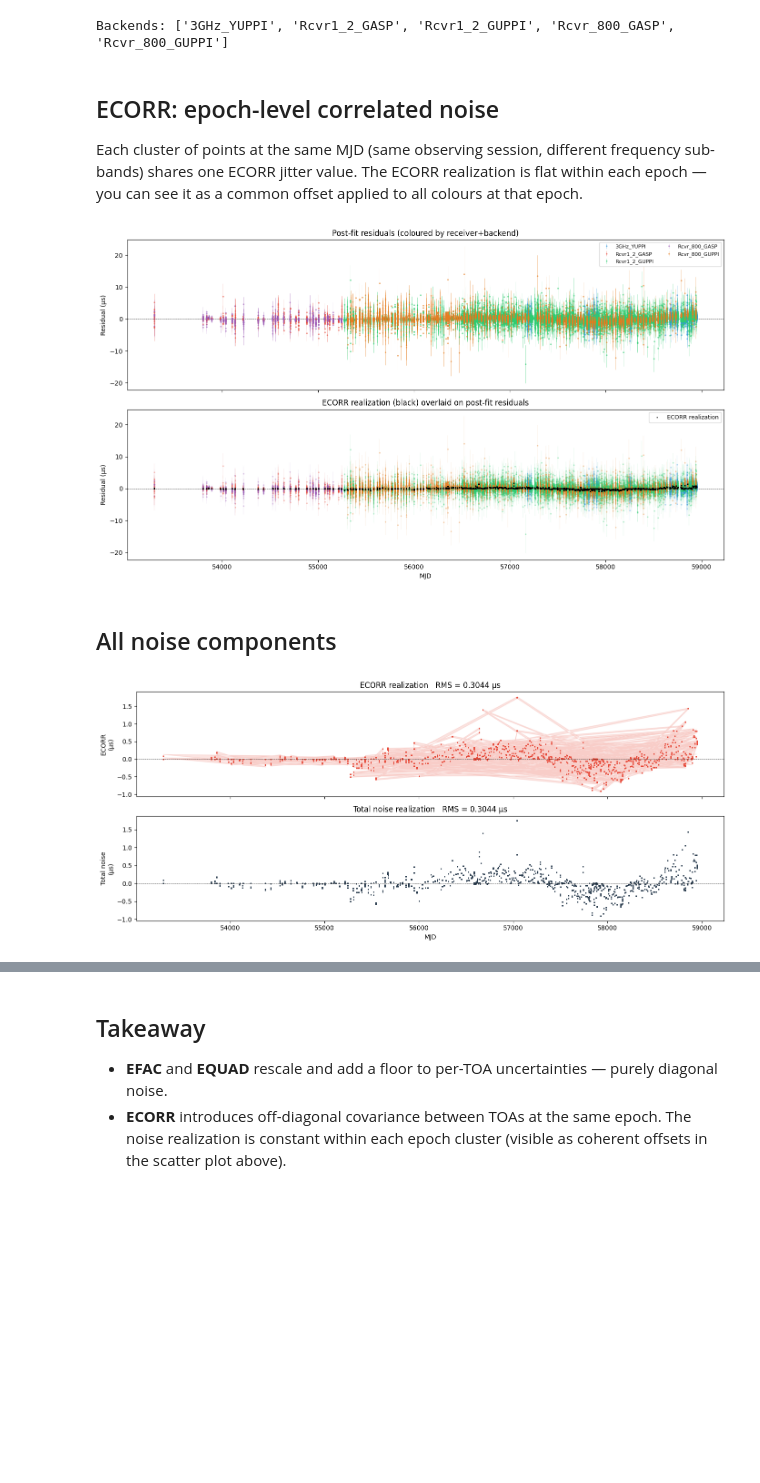
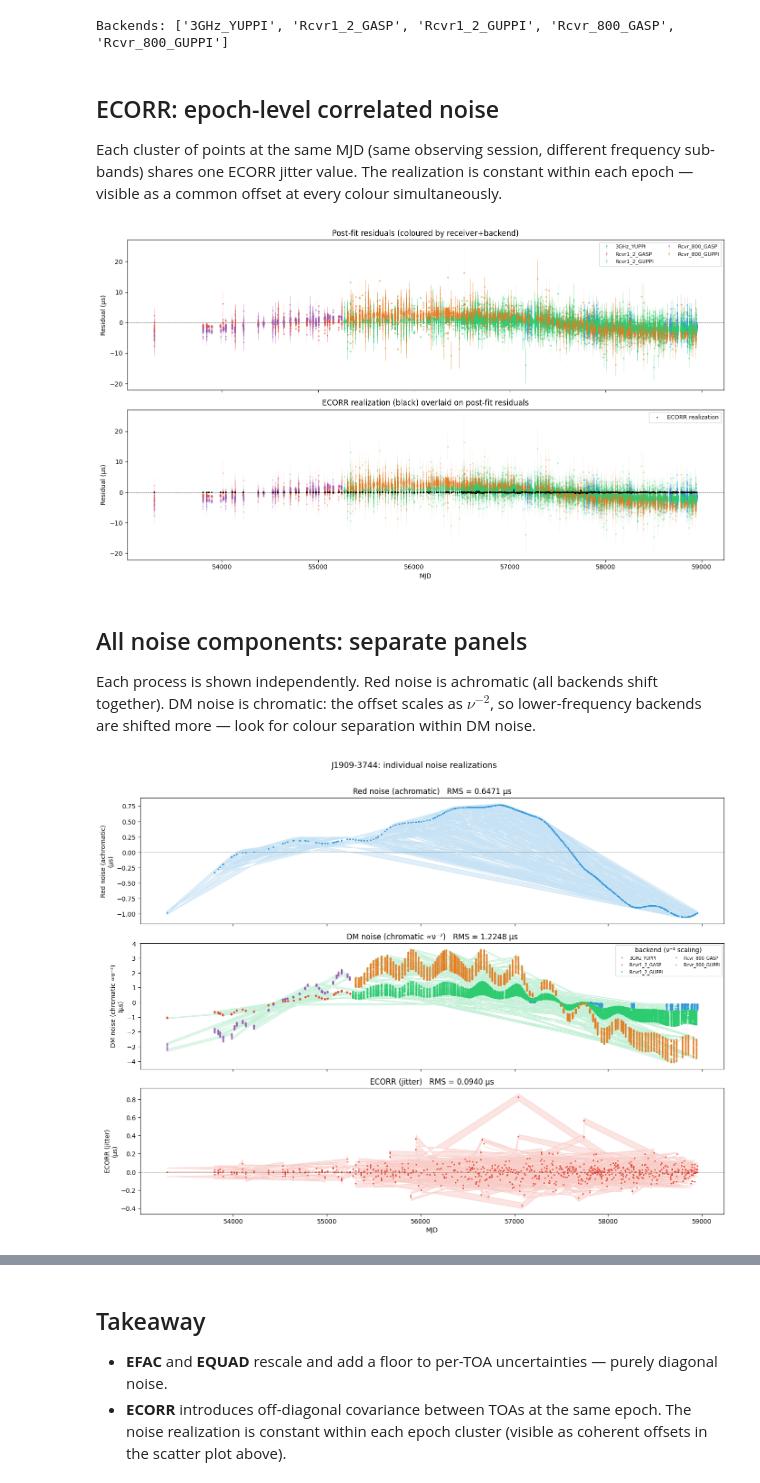
Before and after one commit to MattTMiles/jug, a Jupyter notebook: notebooks/jug_noise_visualization.ipynb, the cells around one changed output, grey strips where cells are left out. Cells and saved outputs as stored; diff of their text form; code cells hidden in the pictures; blank space fills up the shorter version.

```diff
--- a/notebooks/jug_noise_visualization.ipynb
+++ b/notebooks/jug_noise_visualization.ipynb
@@ -27,8 +30,9 @@ warnings.filterwarnings('ignore')
 from jug.engine.session import TimingSession
 from jug.engine.flag_mapping import resolve_backends
 
-FULL_PAR = "../data/pulsars/NG_15yr_partim/J1909-3744_PINT_20220303.nb.par"
-PAR   = "../data/pulsars/J1909-3744_demo.par"  # DM1+DM2+ECORR only — no DMX/red-noise → fast GLS
+# noise_demo par: NANOGrav timing model + EFAC/EQUAD/ECORR + TNRedAmp/TNRedGam + TNDMAmp/TNDMGam
+# DM1/DM2 free (polynomial drift); red noise + DM noise as stochastic Fourier processes
+PAR   = "../data/pulsars/J1909-3744_noise_demo.par"
 TIM   = "../data/pulsars/NG_15yr_partim/J1909-3744_PINT_20220303.nb.tim"
 CLOCK = "../data/clock"
 # %% [markdown]
@@ -74,8 +83,8 @@ Backends: ['3GHz_YUPPI', 'Rcvr1_2_GASP', 'Rcvr1_2_GUPPI', 'Rcvr_800_GASP', 'Rcvr
 ## ECORR: epoch-level correlated noise
 
 Each cluster of points at the same MJD (same observing session, different frequency
-sub-bands) shares one ECORR jitter value.  The ECORR realization is flat within each
-epoch — you can see it as a common offset applied to all colours at that epoch.
+sub-bands) shares one ECORR jitter value.  The realization is constant within each
+epoch — visible as a common offset at every colour simultaneously.
 # %%
 ecorr_us = noise.get('ECORR', np.zeros_like(res_us))
 
@@ -110,50 +119,62 @@ ax.set_xlabel('MJD')
 plt.tight_layout()
 plt.show()
 # %% [output]
-[figure, old version]
+[figure, new version]
 # %% [markdown]
-## All noise components
+## All noise components: separate panels
+
+Each process is shown independently.  Red noise is achromatic (all backends shift
+together).  DM noise is chromatic: the offset scales as $\nu^{-2}$, so lower-frequency
+backends are shifted more — look for colour separation within DM noise.
 # %%
-noise_keys = [k for k in noise if not k.endswith('_err')]
+NOISE_COLORS = {
+    'ECORR':     '#e74c3c',
+    'RedNoise':  '#3498db',
+    'DMNoise':   '#2ecc71',
+    'ChromaticNoise': '#9b59b6',
+}
+
 total_noise = np.zeros(len(res_us))
 for k in noise_keys:
     v = np.array(noise[k])
     if len(v) == len(res_us):
         total_noise += v
 
-n_panels = len(noise_keys) + 1
-fig, axes = plt.subplots(n_panels, 1, figsize=(14, 3 * n_panels), sharex=True)
+n_panels = len(noise_keys)
+fig, axes = plt.subplots(n_panels, 1, figsize=(14, 3.5 * n_panels), sharex=True)
 if n_panels == 1:
     axes = [axes]
 
-noise_colors = {'ECORR': '#e74c3c', 'RedNoise': '#3498db',
-                'DMNoise': '#2ecc71', 'ChromaticNoise': '#9b59b6'}
+for ax, k in zip(axes, noise_keys):
+    v = np.array(noise[k])
+    color = NOISE_COLORS.get(k, '#e67e22')
 
-for i, k in enumerate(noise_keys):
-    ax = axes[i]
-    v = np.array(noise[k])
-    color = noise_colors.get(k, '#e67e22')
-    ax.plot(mjd, v, '.', ms=2, color=color, alpha=0.7)
+    # For DM noise: colour by backend to show chromatic spread
+    if k == 'DMNoise':
+        for b in unique_backends:
+            mask = np.array(backend_arr) == b
+            ax.plot(mjd[mask], v[mask], '.', ms=3, alpha=0.7, color=bknd_colors[b], label=b)
+        ax.legend(loc='upper right', ncol=2, fontsize=7, title='backend (ν⁻² scaling)')
+    else:
+        ax.plot(mjd, v, '.', ms=2, color=color, alpha=0.7)
+
     if f'{k}_err' in noise:
         err_v = np.array(noise[f'{k}_err'])
         ax.fill_between(mjd, v - err_v, v + err_v, alpha=0.15, color=color)
+
     ax.axhline(0, color='k', lw=0.5, ls='--')
-    rms_n = np.sqrt(np.mean(v**2))
-    ax.set_ylabel(f'{k}\n(µs)')
-    ax.set_title(f'{k} realization   RMS = {rms_n:.4f} µs')
+    rms_n = np.sqrt(np.mean(v ** 2))
+    label_map = {'ECORR': 'ECORR (jitter)', 'RedNoise': 'Red noise (achromatic)',
+                 'DMNoise': 'DM noise (chromatic ∝ν⁻²)'}
+    ax.set_ylabel(f'{label_map.get(k, k)}\n(µs)')
+    ax.set_title(f'{label_map.get(k, k)}   RMS = {rms_n:.4f} µs')
 
-# Total noise
-ax = axes[-1]
-ax.plot(mjd, total_noise, '.', ms=2, color='#2c3e50', alpha=0.7)
-ax.axhline(0, color='k', lw=0.5, ls='--')
-ax.set_ylabel('Total noise\n(µs)')
-ax.set_title(f'Total noise realization   RMS = {np.sqrt(np.mean(total_noise**2)):.4f} µs')
-ax.set_xlabel('MJD')
-
+axes[-1].set_xlabel('MJD')
+fig.suptitle('J1909-3744: individual noise realizations', fontsize=13, y=1.01)
 plt.tight_layout()
 plt.show()
 # %% [output]
-[figure, old version]
+[figure, new version]
 # %% [markdown]
 ## Pre-fit → Post-fit → Whitened
 
```
Also changed, not shown: parts of 11 cells of this notebook, 2 other files.
